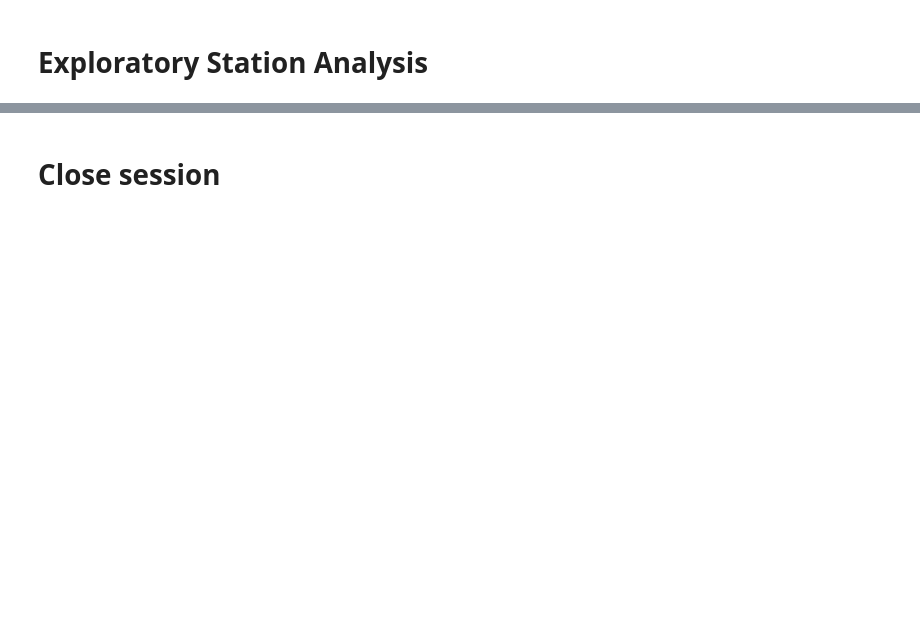
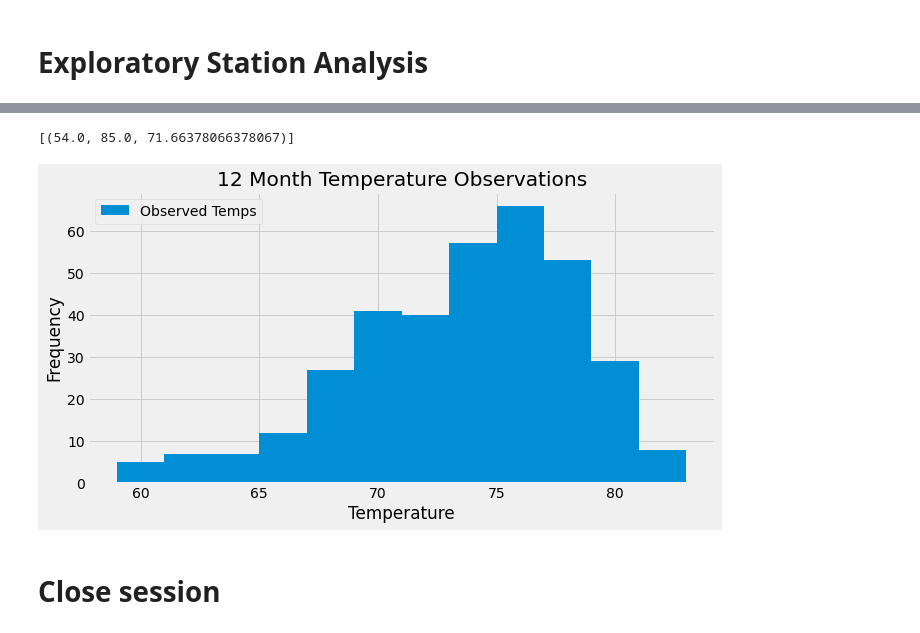
Before and after one commit to edo2021/sqlalchemy-challenge, a Jupyter notebook: climate_starter.ipynb, the cells around one changed output, grey strips where cells are left out. Cells and saved outputs as stored; diff of their text form; code cells hidden in the pictures; blank space fills up the shorter version.

Commit message:
Exploratory Station Analysis

```diff
--- a/climate_starter.ipynb
+++ b/climate_starter.ipynb
@@ -114,2 +137,5 @@ NameError: name 'precip_data_df' is not defined
 # %%
 # Using the most active station id from the previous query, calculate the lowest, highest, and average temperature.
+session.query(func.min(Measurement.tobs),func.max(Measurement.tobs),func.avg(Measurement.tobs)).group_by(Measurement.station).filter(Measurement.station=='USC00519281').all()
+# %% [output]
+[(54.0, 85.0, 71.66378066378067)]
@@ -119,3 +142,27 @@ NameError: name 'precip_data_df' is not defined
+# %%
+# Using the most active station id
+# Query the last 12 months of temperature observation data for this station and plot the results as a histogram
+temp_data = session.query(Measurement.tobs).filter(Measurement.date >= date_year_ago).filter(Measurement.station == "USC00519281").\
+    order_by(Measurement.date).all()
+
+# Save the Query Results as a Pandas DataFrame
+temp_data_df = pd.DataFrame(temp_data, columns=["Observed Temps"])
+
+# Plot the Results as a Histogram with `bins=12`
+temp_data_df.plot.hist(bins = 12, title = "12 Month Temperature Observations", figsize=(10,5))
+
+# Plot labels and title
+plt.xlabel("Temperature")
+plt.legend(loc = "best")
+#plt.tight_layout()
+
+# Save the image of the graph on the final run through of the code, before submitting
+plt.savefig("Images/temperature_vs_frequency.png")
+
+
+plt.show()
+# %% [output]
+[figure, added]
 # %% [markdown]
 # Close session
 # %%
```
Also changed, not shown: parts of 4 cells of this notebook, 1 other file.
